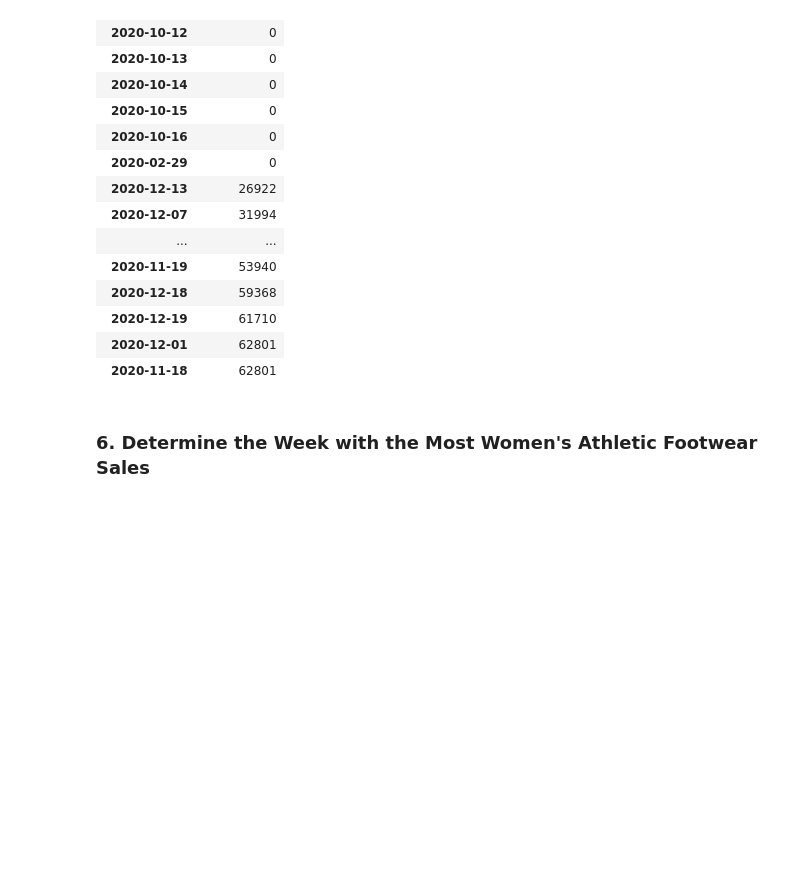
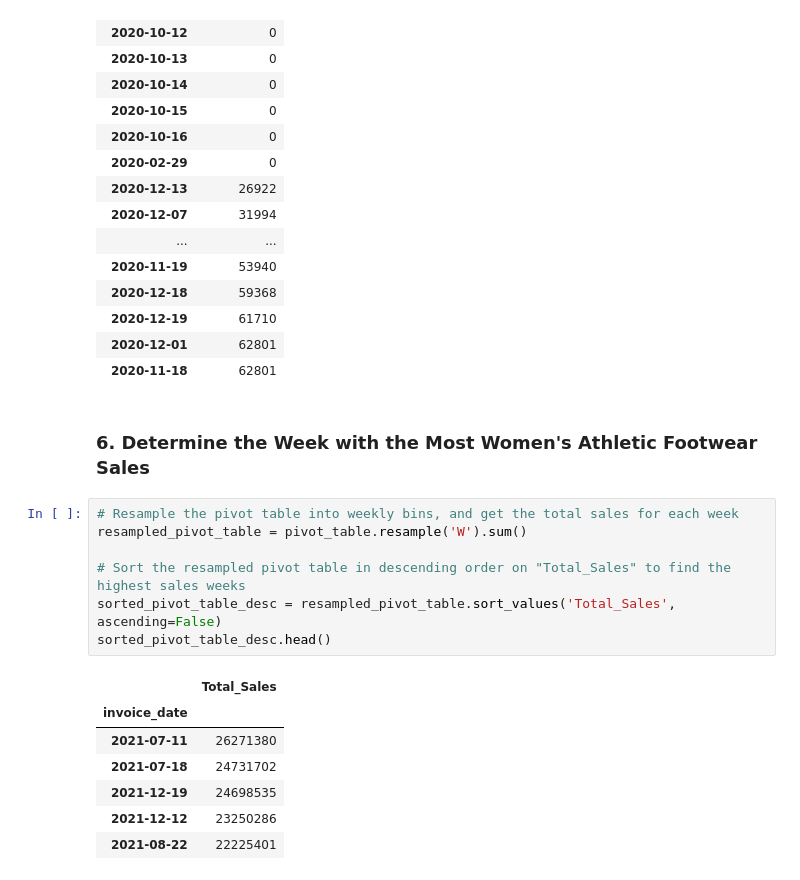
Before and after one commit to JCLavieri/athletic_sales_analysis, a Jupyter notebook: M5_Starter_Code (3)/M5_Starter_Code/athletic_sales_analysis_starter_code.ipynb, the cells around one changed output. Saved outputs shown, nothing was run; the diff lists cells and outputs as text; blank space fills up the shorter version.

```diff
--- a/M5_Starter_Code (3)/M5_Starter_Code/athletic_sales_analysis_starter_code.ipynb
+++ b/M5_Starter_Code (3)/M5_Starter_Code/athletic_sales_analysis_starter_code.ipynb
@@ -366,4 +392,19 @@ sorted_pivot_table.head(20)
 | 2020-11-18 | 62801 |
 # %% [markdown]
 ### 6.  Determine the Week with the Most Women's Athletic Footwear Sales
+# %%
+# Resample the pivot table into weekly bins, and get the total sales for each week
+resampled_pivot_table = pivot_table.resample('W').sum()
+
+# Sort the resampled pivot table in descending order on "Total_Sales" to find the highest sales weeks
+sorted_pivot_table_desc = resampled_pivot_table.sort_values('Total_Sales', ascending=False)
+sorted_pivot_table_desc.head()
+# %% [output]
+|  | Total_Sales |
+| invoice_date |  |
+| 2021-07-11 | 26271380 |
+| 2021-07-18 | 24731702 |
+| 2021-12-19 | 24698535 |
+| 2021-12-12 | 23250286 |
+| 2021-08-22 | 22225401 |
 # %%
```
Also changed, not shown: parts of 16 cells of this notebook.
